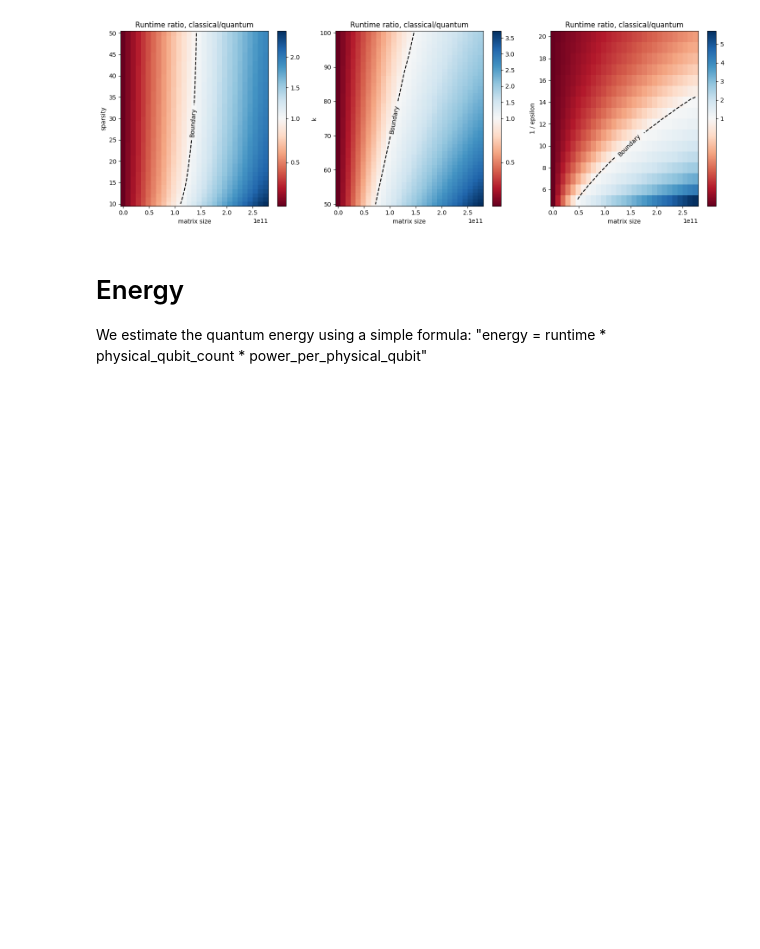
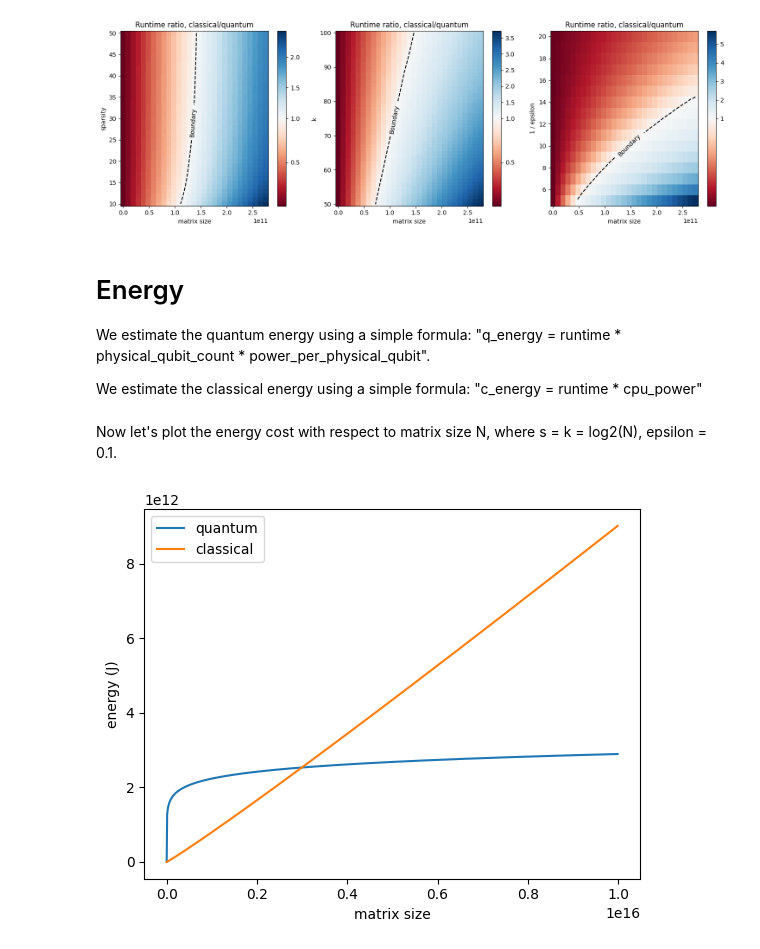
Before and after one commit to tiger9tu/HHL, a Jupyter notebook: tools/heatmap.ipynb, the cells around one changed output. Cells and saved outputs as stored; diff of their text form; code cells hidden in the pictures; blank space fills up the shorter version.

```diff
--- a/tools/heatmap.ipynb
+++ b/tools/heatmap.ipynb
@@ -149,9 +149,47 @@ plot_runtime_heatmap()
 [figure]
 # %% [markdown]
 # Energy
-We estimate the quantum energy using a simple formula: "energy = runtime * physical_qubit_count * power_per_physical_qubit"
+We estimate the quantum energy using a simple formula: "q_energy = runtime * physical_qubit_count * power_per_physical_qubit".
+
+We estimate the classical energy using a simple formula: "c_energy = runtime * cpu_power"
 # %%
-# def calculate_q_energy(k,s,epsilon_inv,N):
-#     runtime = calculate_q_runtime(k, s, epsilon_inv, N)
-#     power_per_physical_qubit = 6.25  # very rough estimate by "Estimating the Energy Requirements to  Operate a Cryptanalytically Relevant  Quantum Computer"
-#     physical
+def calculate_q_energy(k,s,epsilon_inv,N):
+    physical_qubit_count = 150000 + 2500 * np.log2(N)  # numerically estimated using qsharp resource estimator
+    runtime = calculate_q_runtime(k, s, epsilon_inv, N)
+    power_per_physical_qubit = 6.25  # 6.25 Watts very rough estimate by "Estimating the Energy Requirements to  Operate a Cryptanalytically Relevant  Quantum Computer"
+
+    return physical_qubit_count * runtime * power_per_physical_qubit
+
+def calculate_c_energy(k,s,epsilon_inv,N):
+    runtime = calculate_c_runtime(k, s, epsilon_inv, N)
+    power = 50 # suppose the classical cpu power is 50 Watts
+
+    return runtime * power
+# %% [markdown]
+Now let's plot the energy cost with respect to matrix size N, where s = k = log2(N), epsilon = 0.1.
+# %%
+def plot_energy_line_graph():
+    epsilon_inv  = 10
+    N_start = 1000
+    N_end = 1e16
+    steps = 1000
+
+    N = np.arange(N_start, N_end, (N_end - N_start) / steps)
+    k = np.log2(N)
+    s = np.log2(N)
+
+
+    q_energy = calculate_q_energy(k, s, epsilon_inv, N)
+    c_energy = calculate_c_energy(k, s, epsilon_inv, N)
+
+    fig, ax = plt.subplots()
+    ax.plot(N, q_energy, label="quantum")
+    ax.plot(N, c_energy, label="classical")
+    ax.set_xlabel("matrix size")
+    ax.set_ylabel("energy (J)")
+    ax.legend()
+    plt.show()
+
+plot_energy_line_graph()
+# %% [output]
+[figure, added]
```
